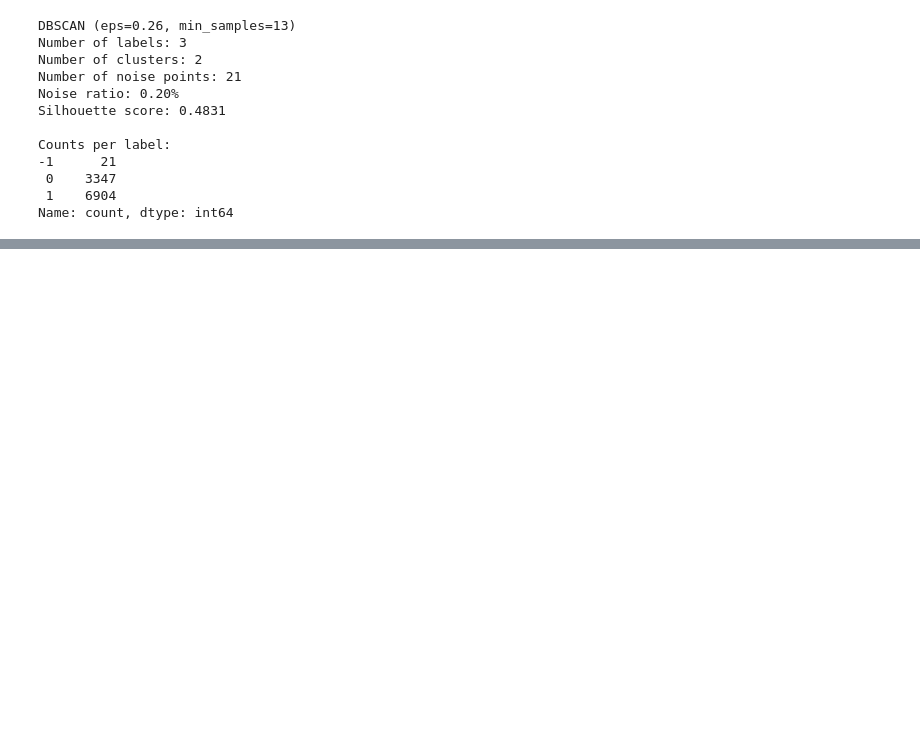
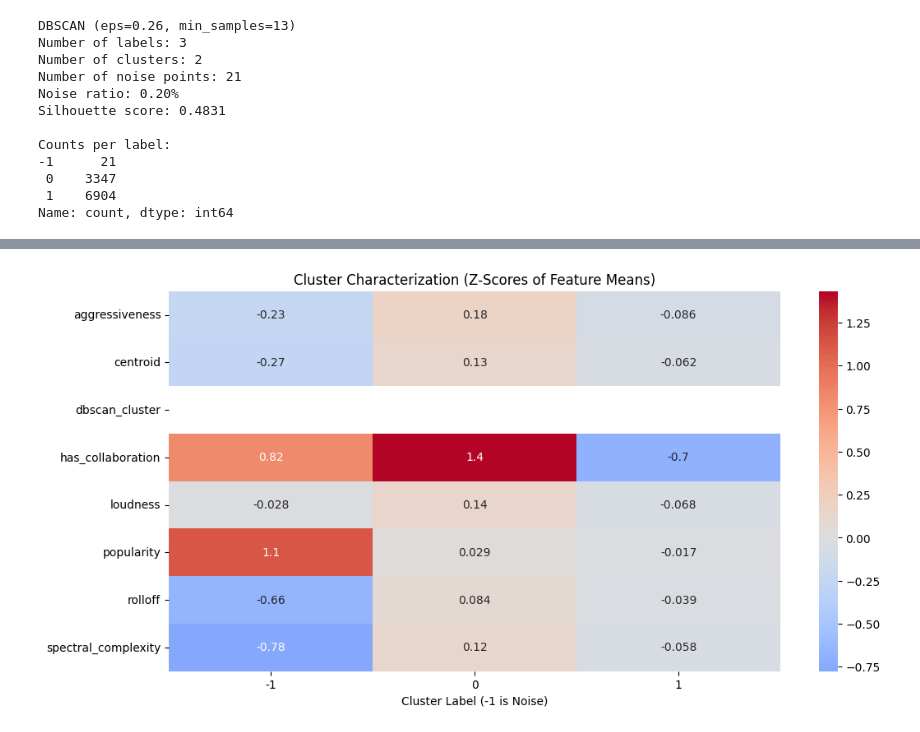
Before and after one commit to abderrahmane-salmi/UNIPI-Data-Mining-Project, a Jupyter notebook: task2/dbscan copy.ipynb, the cells around one changed output, grey strips where cells are left out. Cells and saved outputs as stored; diff of their text form; code cells hidden in the pictures; blank space fills up the shorter version.

```diff
--- a/task2/dbscan copy.ipynb
+++ b/task2/dbscan copy.ipynb
@@ -421,0 +453,19 @@ Name: count, dtype: int64
+# %%
+# Group by cluster and calculate mean of features
+cluster_profile = X.groupby('dbscan_cluster').mean()
+
+# We usually check how they deviate from the global mean (Z-scores for interpretation)
+global_mean = X.mean()
+global_std = X.std()
+
+# Calculate Z-score of the cluster centers relative to the whole dataset
+cluster_profile_z = (cluster_profile - global_mean) / global_std
+
+# Plot Heatmap of Feature Importance
+plt.figure(figsize=(12, 6))
+sns.heatmap(cluster_profile_z.T, cmap='coolwarm', center=0, annot=True)
+plt.title('Cluster Characterization (Z-Scores of Feature Means)')
+plt.xlabel('Cluster Label (-1 is Noise)')
+plt.show()
+# %% [output]
+[figure, added]
```
Also changed, not shown: parts of 7 cells of this notebook.
